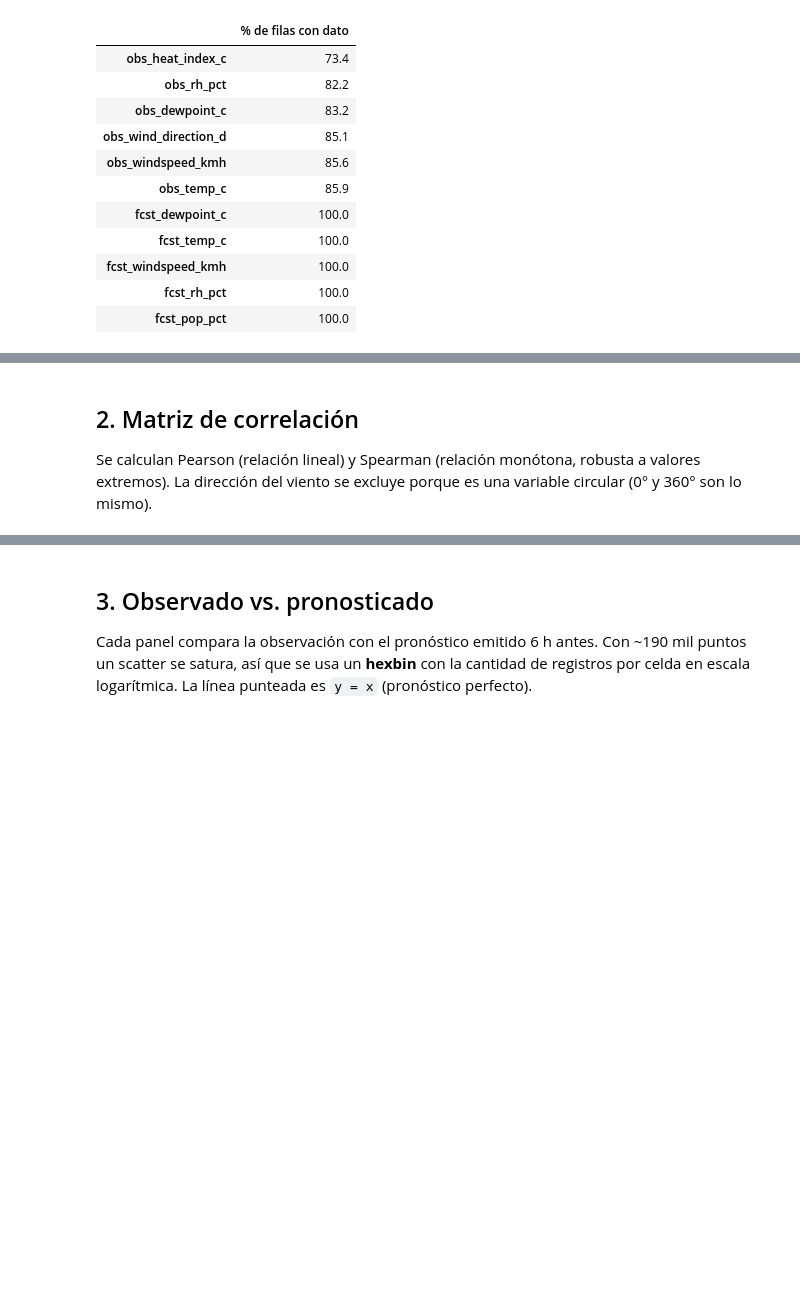
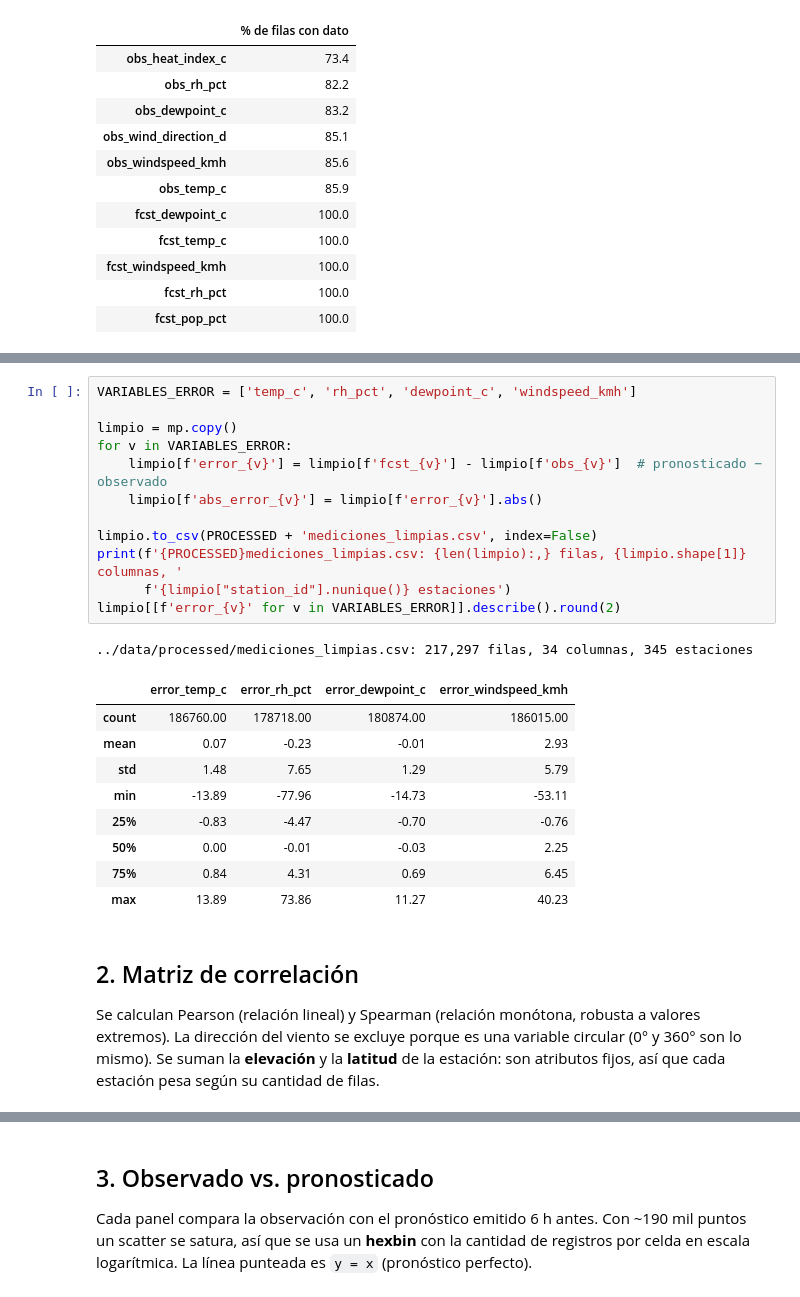
Before and after one commit to franconieto3/TPI_Taller_analisis_de_datos, a Jupyter notebook: notebooks/relaciones-bivariadas.ipynb, the cells around one changed output, grey strips where cells are left out. Cells and saved outputs as stored; diff of their text form; blank space fills up the shorter version.

```diff
--- a/notebooks/relaciones-bivariadas.ipynb
+++ b/notebooks/relaciones-bivariadas.ipynb
@@ -230,8 +232,32 @@ Estaciones: 474 -> 345 - filas: 294,347 -> 217,297 (77,050 excluidas)
+# %%
+VARIABLES_ERROR = ['temp_c', 'rh_pct', 'dewpoint_c', 'windspeed_kmh']
+
+limpio = mp.copy()
+for v in VARIABLES_ERROR:
+    limpio[f'error_{v}'] = limpio[f'fcst_{v}'] - limpio[f'obs_{v}']  # pronosticado − observado
+    limpio[f'abs_error_{v}'] = limpio[f'error_{v}'].abs()
+
+limpio.to_csv(PROCESSED + 'mediciones_limpias.csv', index=False)
+print(f'{PROCESSED}mediciones_limpias.csv: {len(limpio):,} filas, {limpio.shape[1]} columnas, '
+      f'{limpio["station_id"].nunique()} estaciones')
+limpio[[f'error_{v}' for v in VARIABLES_ERROR]].describe().round(2)
+# %% [output]
+../data/processed/mediciones_limpias.csv: 217,297 filas, 34 columnas, 345 estaciones
+|  | error_temp_c | error_rh_pct | error_dewpoint_c | error_windspeed_kmh |
+| count | 186760.00 | 178718.00 | 180874.00 | 186015.00 |
+| mean | 0.07 | -0.23 | -0.01 | 2.93 |
+| std | 1.48 | 7.65 | 1.29 | 5.79 |
+| min | -13.89 | -77.96 | -14.73 | -53.11 |
+| 25% | -0.83 | -4.47 | -0.70 | -0.76 |
+| 50% | 0.00 | -0.01 | -0.03 | 2.25 |
+| 75% | 0.84 | 4.31 | 0.69 | 6.45 |
+| max | 13.89 | 73.86 | 11.27 | 40.23 |
 # %% [markdown]
 ## 2. Matriz de correlación
 
 Se calculan Pearson (relación lineal) y Spearman (relación monótona, robusta a valores extremos).
 La dirección del viento se excluye porque es una variable circular (0° y 360° son lo mismo).
+Se suman la **elevación** y la **latitud** de la estación: son atributos fijos, así que cada estación pesa según su cantidad de filas.
 # %%
 ETIQUETAS = {
     'obs_temp_c': 'Temp. obs.', 'fcst_temp_c': 'Temp. pron.',
```
Also changed, not shown: parts of 19 cells of this notebook, 2 other files.
